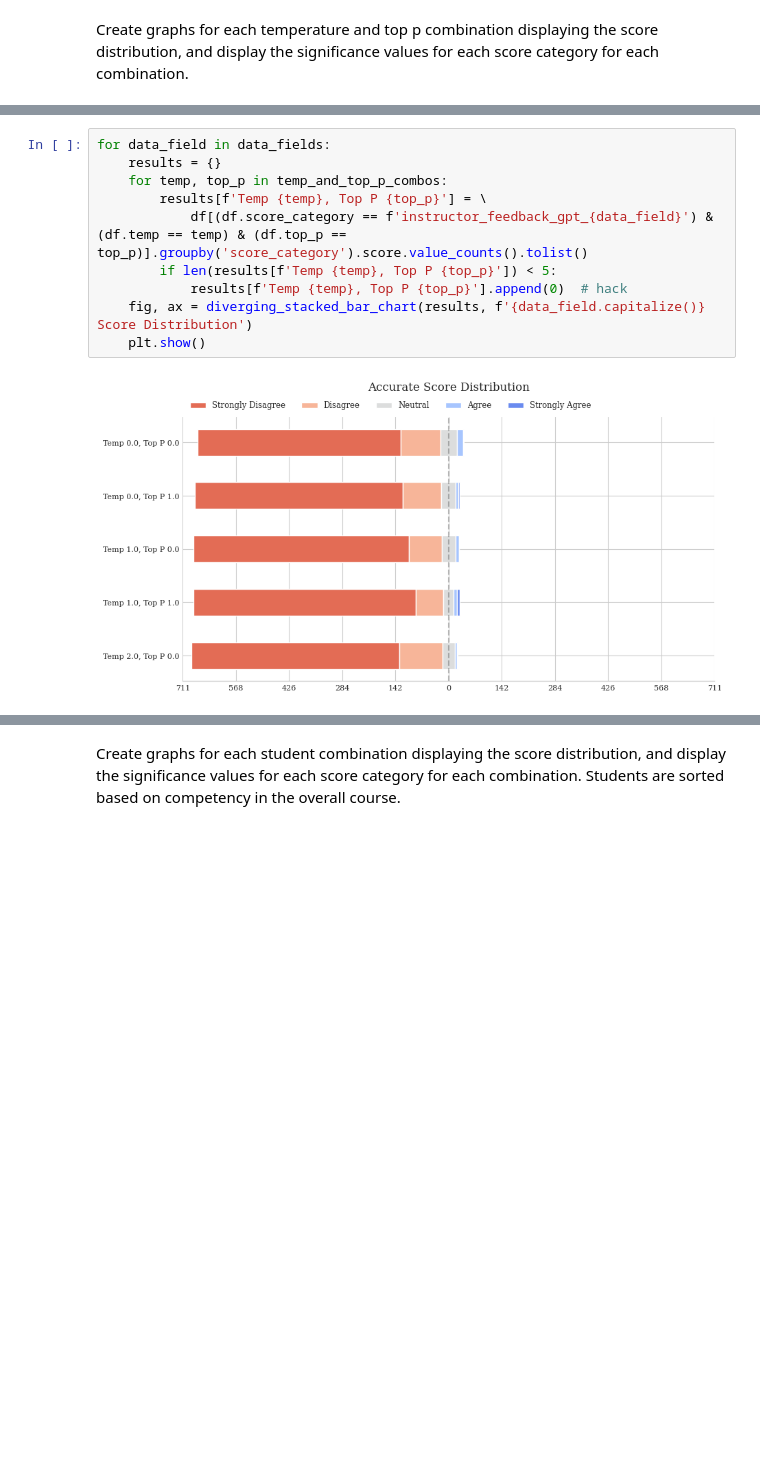
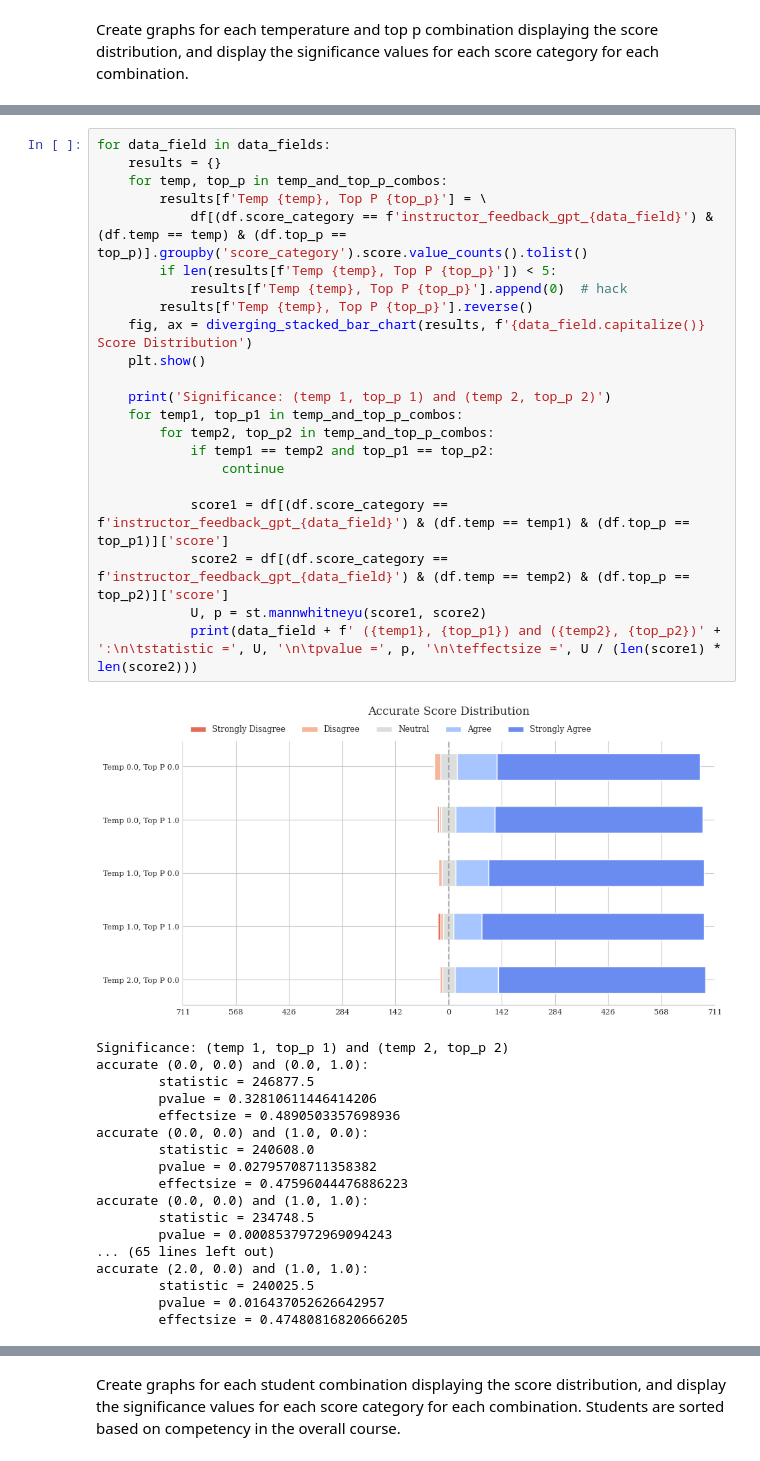
Before and after one commit to THRALLab/pedal-kennel, a Jupyter notebook: examples/chosen_problems_st3-3_as3-3_at1_v1/analysis.ipynb, the cells around one changed output, grey strips where cells are left out. Cells and saved outputs as stored; diff of their text form; blank space fills up the shorter version.

Commit message:
more and more data analysis

```diff
--- a/examples/chosen_problems_st3-3_as3-3_at1_v1/analysis.ipynb
+++ b/examples/chosen_problems_st3-3_as3-3_at1_v1/analysis.ipynb
@@ -664,12 +664,41 @@ Now compare the distribution by category.
 # %%
 for data_field in data_fields:
     results = {}
     for temp, top_p in temp_and_top_p_combos:
         results[f'Temp {temp}, Top P {top_p}'] = \
             df[(df.score_category == f'instructor_feedback_gpt_{data_field}') & (df.temp == temp) & (df.top_p == top_p)].groupby('score_category').score.value_counts().tolist()
         if len(results[f'Temp {temp}, Top P {top_p}']) < 5:
             results[f'Temp {temp}, Top P {top_p}'].append(0)  # hack
+        results[f'Temp {temp}, Top P {top_p}'].reverse()
     fig, ax = diverging_stacked_bar_chart(results, f'{data_field.capitalize()} Score Distribution')
     plt.show()
+
+    print('Significance: (temp 1, top_p 1) and (temp 2, top_p 2)')
+    for temp1, top_p1 in temp_and_top_p_combos:
+        for temp2, top_p2 in temp_and_top_p_combos:
+            if temp1 == temp2 and top_p1 == top_p2:
+                continue
+
+            score1 = df[(df.score_category == f'instructor_feedback_gpt_{data_field}') & (df.temp == temp1) & (df.top_p == top_p1)]['score']
+            score2 = df[(df.score_category == f'instructor_feedback_gpt_{data_field}') & (df.temp == temp2) & (df.top_p == top_p2)]['score']
+            U, p = st.mannwhitneyu(score1, score2)
+            print(data_field + f' ({temp1}, {top_p1}) and ({temp2}, {top_p2})' + ':\n\tstatistic =', U, '\n\tpvalue =', p, '\n\teffectsize =', U / (len(score1) * len(score2)))
 # %% [output]
-[figure, old version]
+[figure, new version]
+Significance: (temp 1, top_p 1) and (temp 2, top_p 2)
+accurate (0.0, 0.0) and (0.0, 1.0):
+        statistic = 246877.5
+        pvalue = 0.32810611446414206
+        effectsize = 0.4890503357698936
+accurate (0.0, 0.0) and (1.0, 0.0):
+        statistic = 240608.0
+        pvalue = 0.02795708711358382
+        effectsize = 0.47596044476886223
+accurate (0.0, 0.0) and (1.0, 1.0):
+        statistic = 234748.5
+        pvalue = 0.0008537972969094243
+... (65 lines left out)
+accurate (2.0, 0.0) and (1.0, 1.0):
+        statistic = 240025.5
+        pvalue = 0.016437052626642957
+        effectsize = 0.47480816820666205
```
Also changed, not shown: parts of 2 cells of this notebook.
